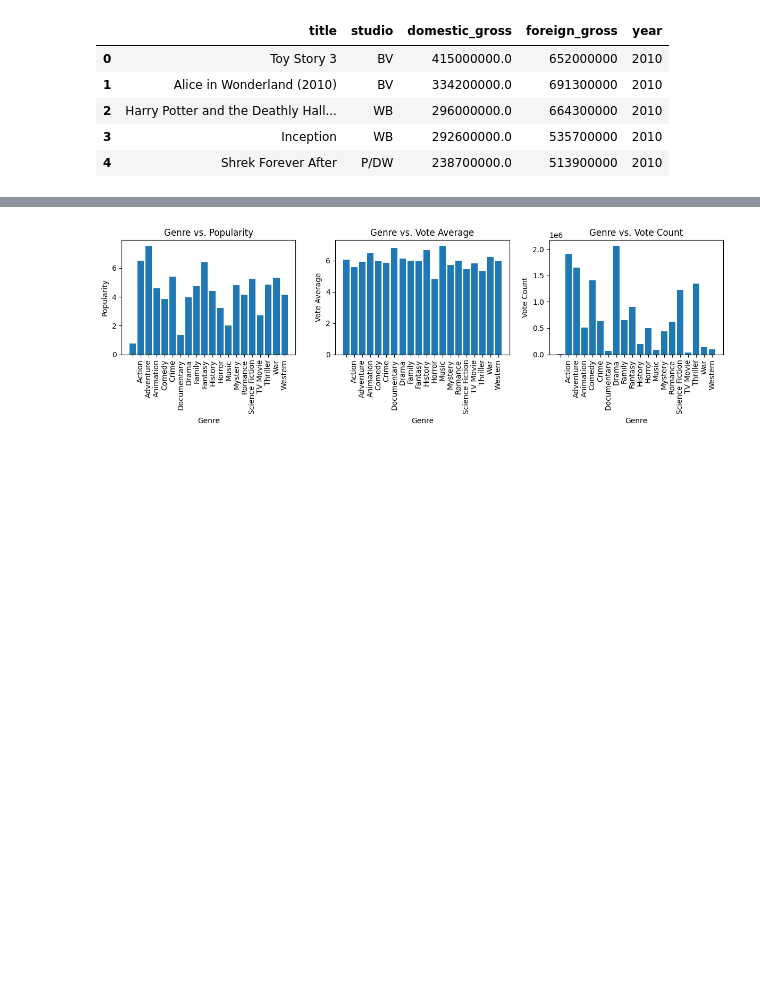
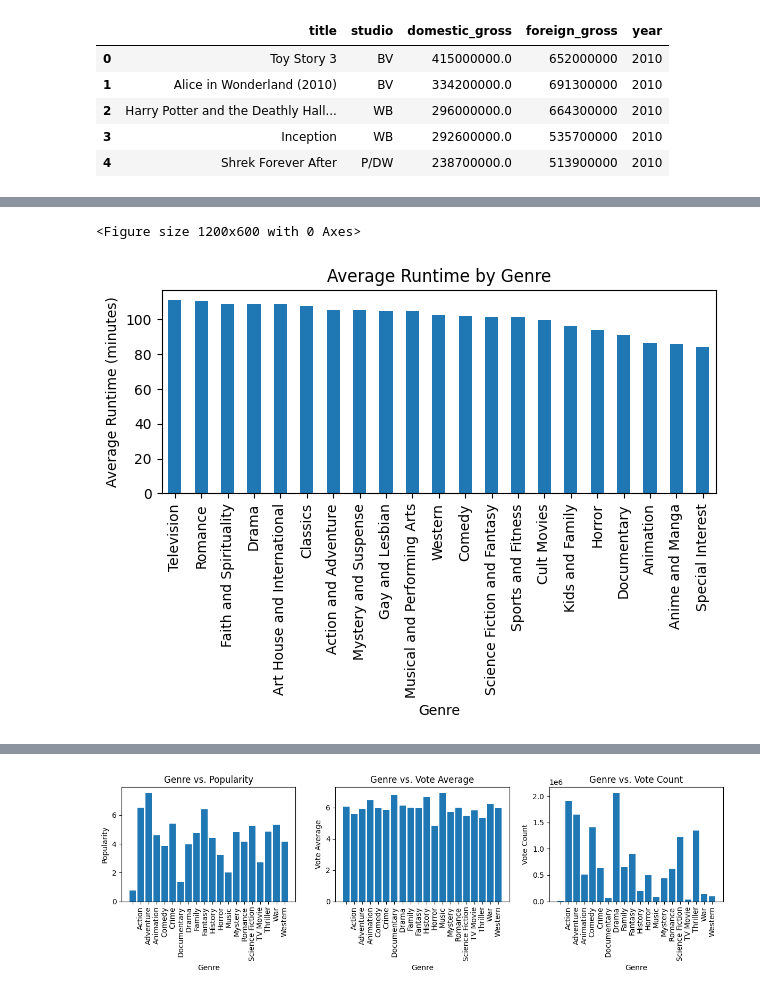
Before and after one commit to Omballa/movie_analysis, a Jupyter notebook: main.ipynb, the cells around one changed output, grey strips where cells are left out. Cells and saved outputs as stored; diff of their text form; code cells hidden in the pictures; blank space fills up the shorter version.

```diff
--- a/main.ipynb
+++ b/main.ipynb
@@ -263,3 +293,54 @@ memory usage: 146.4+ KB
+# %%
+import pandas as pd
+import matplotlib.pyplot as plt
+
+# Read the CSV file into a DataFrame
+movie_info = pd.read_csv('./data/rt.movie_info.tsv', delimiter='\t')
+
+# Split the 'genre' column into a list of genres
+movie_info['genre'] = movie_info['genre'].str.split('|')
+
+# Extract and convert runtime values to numeric (integer) format
+movie_info['runtime'] = movie_info['runtime'].str.extract('(\d+)').astype(float)
+
+# Create an empty dictionary to store genre-wise runtime
+genre_runtime = {}
+
+# Iterate through the DataFrame and calculate the average runtime for each genre
+for index, row in movie_info.iterrows():
+    genres = row['genre']
+    runtime = row['runtime']
+
+    # Check if runtime is not NaN and genres is a list
+    if not pd.isna(runtime) and isinstance(genres, list):
+        for genre in genres:
+            genre = genre.strip()
+            if genre in genre_runtime:
+                genre_runtime[genre].append(runtime)
+            else:
+                genre_runtime[genre] = [runtime]
+
+# Calculate the average runtime for each genre
+genre_avg_runtime = {genre: sum(runtimes) / len(runtimes) for genre, runtimes in genre_runtime.items()}
+
+# Convert the dictionary into a DataFrame
+genre_avg_runtime_df = pd.DataFrame.from_dict(genre_avg_runtime, orient='index', columns=['avg_runtime'])
+genre_avg_runtime_df = genre_avg_runtime_df.sort_values(by='avg_runtime', ascending=False)
+
+# Plot the graph
+plt.figure(figsize=(12, 6))
+genre_avg_runtime_df.plot(kind='bar', legend=False)
+plt.xlabel('Genre')
+plt.ylabel('Average Runtime (minutes)')
+plt.title('Average Runtime by Genre')
+plt.xticks(rotation=90)
+plt.tight_layout()
+
+# Show the plot
+plt.show()
+# %% [output]
+<Figure size 1200x600 with 0 Axes>
+[figure, added]
 # %%
 # Import rt.reviews.tsv
 reviews = pd.read_csv('./data/rt.reviews.tsv', delimiter='\t', encoding='latin1')
```
Also changed, not shown: parts of 4 cells of this notebook, 11 other files.
